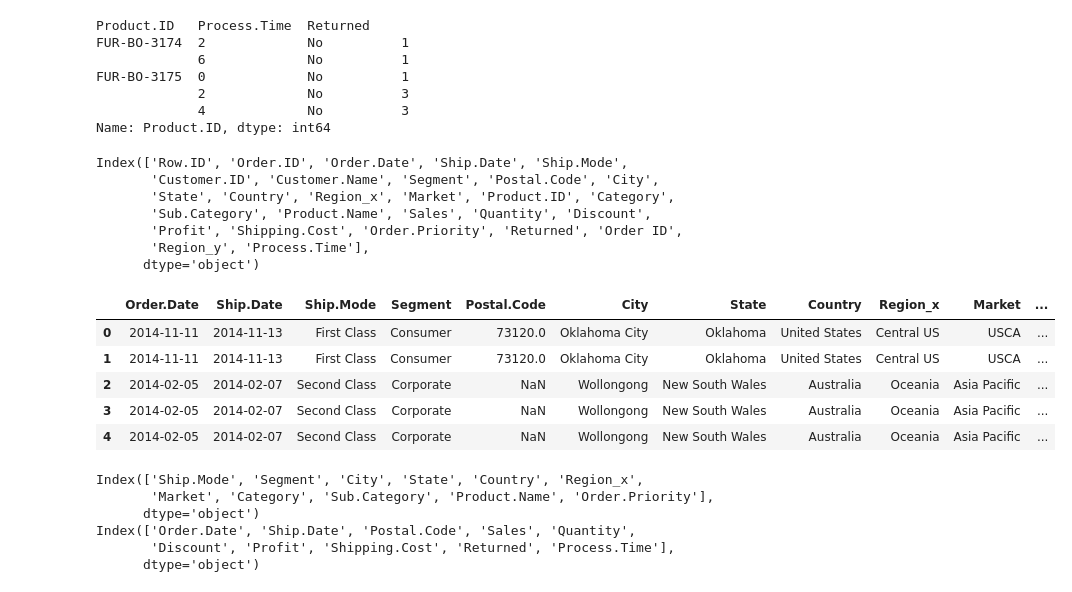
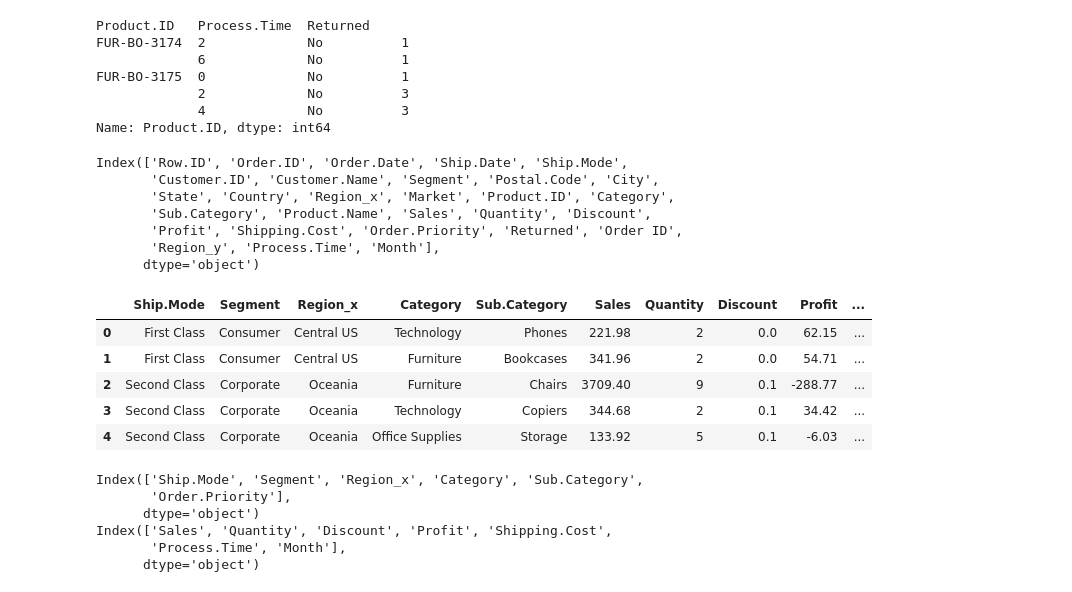
Before and after one commit to taipeifx/ML_Lab, a Jupyter notebook: ML_Lab_Daniel_Chen/Machine Learning Lab Nov 9 Part II - Daniel Chen.ipynb, the cells around one changed output. Cells and saved outputs as stored; diff of their text form; code cells hidden in the pictures.

```diff
--- a/ML_Lab_Daniel_Chen/Machine Learning Lab Nov 9 Part II - Daniel Chen.ipynb
+++ b/ML_Lab_Daniel_Chen/Machine Learning Lab Nov 9 Part II - Daniel Chen.ipynb
@@ -19,6 +19,10 @@ merged['Returned'] = merged['Returned'].astype('category')
 
 merged['Process.Time'] = merged['Ship.Date'] - merged['Order.Date']
 merged['Process.Time'] = merged['Process.Time'].dt.days #removes 'days'
+
+merged.loc[:, "Postal.Code"] = merged.loc[:, "Postal.Code"].fillna("None")
+
+merged["Month"] = merged["Order.Date"].dt.month
 # %%
 returned_orders = merged.groupby(['Product.ID', 'Process.Time', 'Returned'])['Product.ID'].count()
 returned_orders.head()
@@ -38,18 +42,18 @@ Index(['Row.ID', 'Order.ID', 'Order.Date', 'Ship.Date', 'Ship.Mode',
        'State', 'Country', 'Region_x', 'Market', 'Product.ID', 'Category',
        'Sub.Category', 'Product.Name', 'Sales', 'Quantity', 'Discount',
        'Profit', 'Shipping.Cost', 'Order.Priority', 'Returned', 'Order ID',
-       'Region_y', 'Process.Time'],
+       'Region_y', 'Process.Time', 'Month'],
       dtype='object')
 # %%
-final = merged.drop(columns=['Row.ID', 'Order.ID', 'Customer.ID', 'Customer.Name', 'Product.ID', 'Order ID', 'Region_y', 'Product.Name'])
+final = merged.drop(columns=['Returned','Order.Date','Ship.Date','State','Country','Market','Postal.Code','City','Row.ID', 'Order.ID', 'Customer.ID', 'Customer.Name', 'Product.ID', 'Order ID', 'Region_y', 'Product.Name'])
 final.head()
 # %% [output]
-|  | Order.Date | Ship.Date | Ship.Mode | Segment | Postal.Code | City | State | Country | Region_x | Market | ... |
-| 0 | 2014-11-11 | 2014-11-13 | First Class | Consumer | 73120.0 | Oklahoma City | Oklahoma | United States | Central US | USCA | ... |
-| 1 | 2014-11-11 | 2014-11-13 | First Class | Consumer | 73120.0 | Oklahoma City | Oklahoma | United States | Central US | USCA | ... |
-| 2 | 2014-02-05 | 2014-02-07 | Second Class | Corporate | NaN | Wollongong | New South Wales | Australia | Oceania | Asia Pacific | ... |
-| 3 | 2014-02-05 | 2014-02-07 | Second Class | Corporate | NaN | Wollongong | New South Wales | Australia | Oceania | Asia Pacific | ... |
-| 4 | 2014-02-05 | 2014-02-07 | Second Class | Corporate | NaN | Wollongong | New South Wales | Australia | Oceania | Asia Pacific | ... |
+|  | Ship.Mode | Segment | Region_x | Category | Sub.Category | Sales | Quantity | Discount | Profit | ... |
+| 0 | First Class | Consumer | Central US | Technology | Phones | 221.98 | 2 | 0.0 | 62.15 | ... |
+| 1 | First Class | Consumer | Central US | Furniture | Bookcases | 341.96 | 2 | 0.0 | 54.71 | ... |
+| 2 | Second Class | Corporate | Oceania | Furniture | Chairs | 3709.40 | 9 | 0.1 | -288.77 | ... |
+| 3 | Second Class | Corporate | Oceania | Technology | Copiers | 344.68 | 2 | 0.1 | 34.42 | ... |
+| 4 | Second Class | Corporate | Oceania | Office Supplies | Storage | 133.92 | 5 | 0.1 | -6.03 | ... |
 # %%
 # Differentiate numerical features (minus the target) and categorical features
 categorical_features = final.select_dtypes(include = ["object"]).columns
@@ -61,12 +65,11 @@ numerical_features = final.select_dtypes(exclude = ["object"]).columns
 #train_num = train[numerical_features]
 #train_cat = train[categorical_features]
 print(categorical_features)
-
 print(numerical_features)
 # %% [output]
-Index(['Ship.Mode', 'Segment', 'City', 'State', 'Country', 'Region_x',
-       'Market', 'Category', 'Sub.Category', 'Product.Name', 'Order.Priority'],
+Index(['Ship.Mode', 'Segment', 'Region_x', 'Category', 'Sub.Category',
+       'Order.Priority'],
       dtype='object')
-Index(['Order.Date', 'Ship.Date', 'Postal.Code', 'Sales', 'Quantity',
-       'Discount', 'Profit', 'Shipping.Cost', 'Returned', 'Process.Time'],
+Index(['Sales', 'Quantity', 'Discount', 'Profit', 'Shipping.Cost',
+       'Process.Time', 'Month'],
       dtype='object')
```
Also changed, not shown: parts of 19 cells of this notebook, 1 other file.
